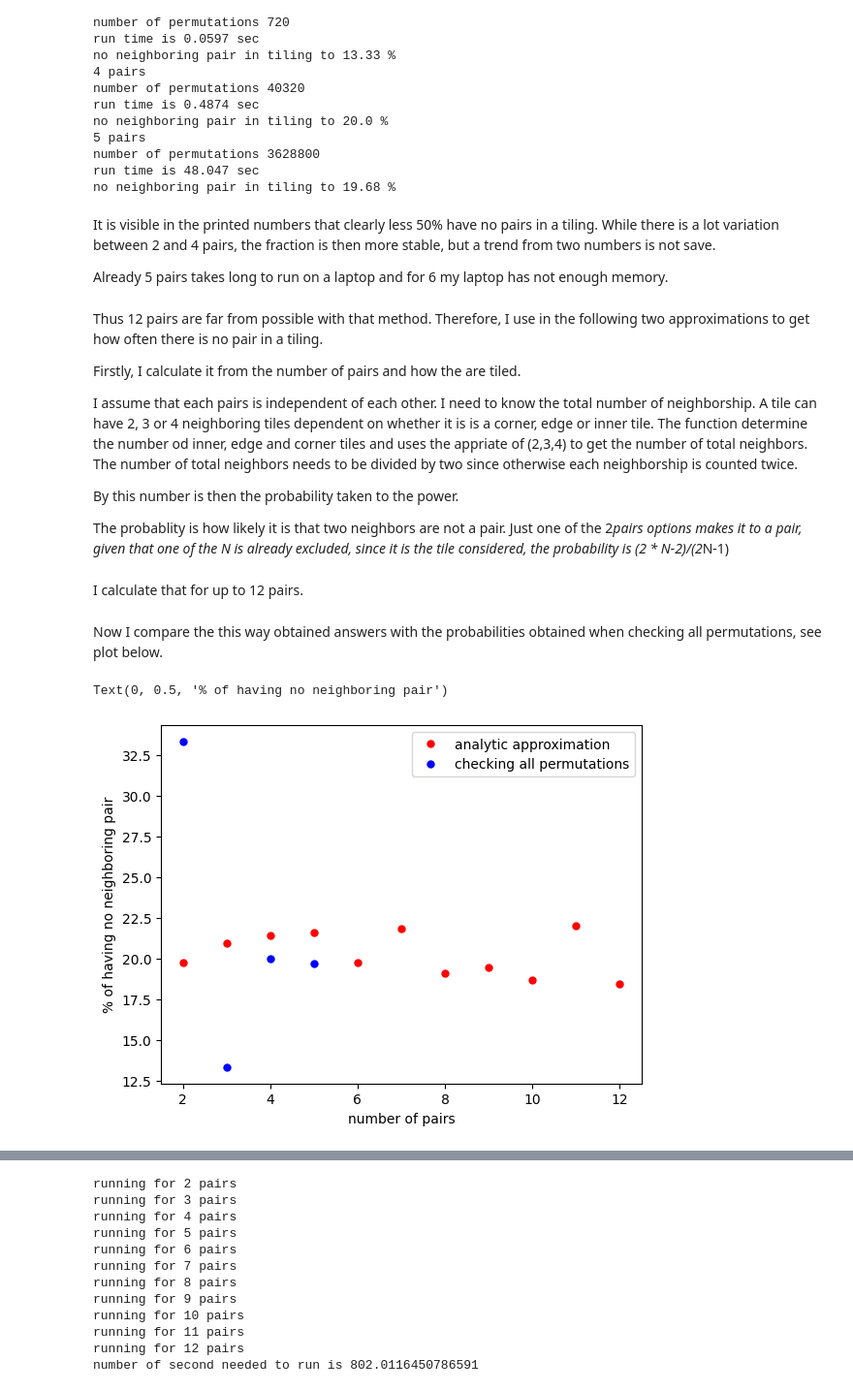
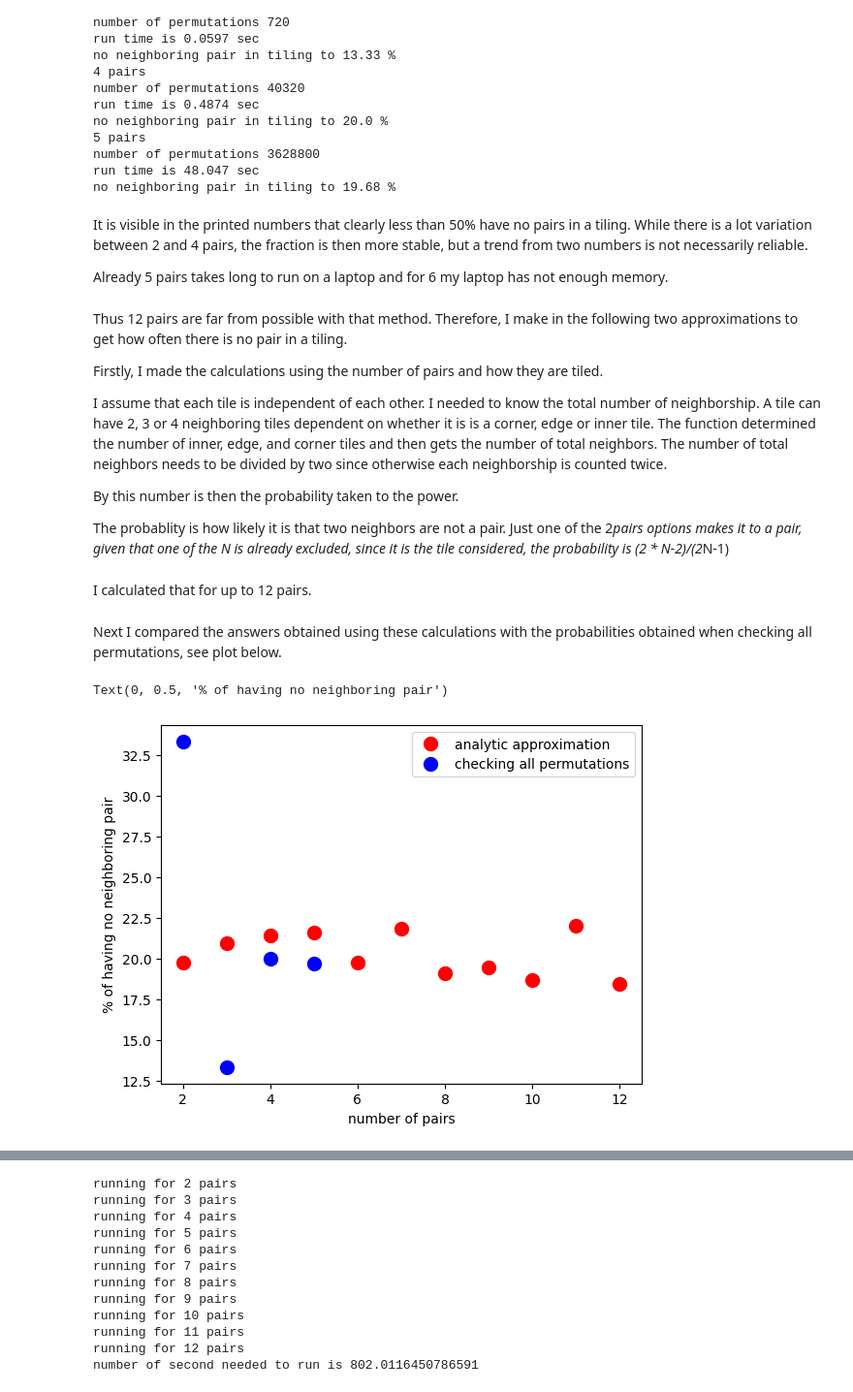
Before and after one commit to tkfritz/memory-neighbors, a Jupyter notebook: memory_neighbors_simple.ipynb, the cells around one changed output, grey strips where cells are left out. Shown: that part at 97% size. Drawn from its saved outputs; the diff is of its cells as text; code cells hidden in the pictures.

```diff
--- a/memory_neighbors_simple.ipynb
+++ b/memory_neighbors_simple.ipynb
@@ -123,21 +121,23 @@ number of permutations 3628800
 run time is 48.047 sec
 no neighboring pair in tiling to 19.68 %
 # %% [markdown]
-It is visible in the printed numbers that clearly less 50% have no pairs in a tiling. While there is a lot variation between 2 and 4 pairs, the fraction is then more stable, but a trend from two numbers is not save.
+It is visible in the printed numbers that clearly less than 50% have no pairs in a tiling. While there is a lot variation between 2 and 4 pairs, the fraction is then more stable, but a trend from two numbers is not necessarily reliable.
 
 Already 5 pairs takes long to run on a laptop and for 6 my laptop has not enough memory.
 # %% [markdown]
-Thus 12 pairs are far from possible with that method. Therefore, I use in the following two approximations to get how often there is no pair in a tiling.
+Thus 12 pairs are far from possible with that method.
+Therefore, I make in the following two approximations to get how often there is no pair in a tiling.
 
-Firstly, I calculate it from the number of pairs and how the are tiled.
+Firstly, I made the calculations using the number of pairs and how they are tiled.
 
-I assume that each pairs is independent of each other. I need to know the total number of neighborship. A tile can have 2, 3 or 4 neighboring tiles dependent on whether it is is a corner, edge or inner tile. The function determine the number od inner, edge and corner tiles and uses the appriate of (2,3,4) to get the number of total neighbors. The number of total neighbors needs to be divided by two since otherwise each neighborship is counted twice.
+I assume that each tile is independent of each other. I needed to know the total number of neighborship. A tile can have 2, 3 or 4 neighboring tiles dependent on whether it is is a corner, edge or inner tile.
+The function determined the number of inner, edge, and corner tiles and then gets the number of total neighbors. The number of total neighbors needs to be divided by two since otherwise each neighborship is counted twice.
 
 By this number is then the probability taken to the power.
 
 The probablity is how likely it is that two neighbors are not a pair. Just one of the 2*pairs options makes it to a pair, given that one of the N is already excluded, since it is the tile considered, the probability is (2 * N-2)/(2*N-1)
 # %% [markdown]
-I calculate that for up to 12 pairs.
+I calculated that for up to 12 pairs.
 # %%
 nn=int(12)-1
 res_ana=np.zeros((4,nn))
@@ -148,14 +148,15 @@ for i in range(nn):
     res_ana[2,i]=b
     res_ana[3,i]=c
 # %% [markdown]
-Now I compare the this way obtained answers with the probabilities obtained when checking all permutations, see plot below.
+Next I compared the answers obtained using these calculations with the probabilities obtained when checking all permutations, see plot below.
 # %%
-plt.plot(res_ana[0],res_ana[3]*100,'o',ms=5,color='red', label='analytic approximation')
-plt.plot(all_perm_prob[0],all_perm_prob[1]*100,'o',ms=5,color='blue', label='checking all permutations')
+all_perm_prob=np.loadtxt("probabilities_all_permutations.txt")
+plt.plot(res_ana[0],res_ana[3]*100,'o',ms=10,color='red', label='analytic approximation')
+plt.plot(all_perm_prob[0],all_perm_prob[1]*100,'o',ms=10,color='blue', label='checking all permutations')
 plt.legend(loc="best")
 plt.xlabel("number of pairs")
 plt.ylabel("% of having no neighboring pair")
 # %% [output]
 Text(0, 0.5, '% of having no neighboring pair')
-[figure, old version]
+[figure, new version]
 # %% [markdown]
```
Also changed, not shown: parts of 11 cells of this notebook.
